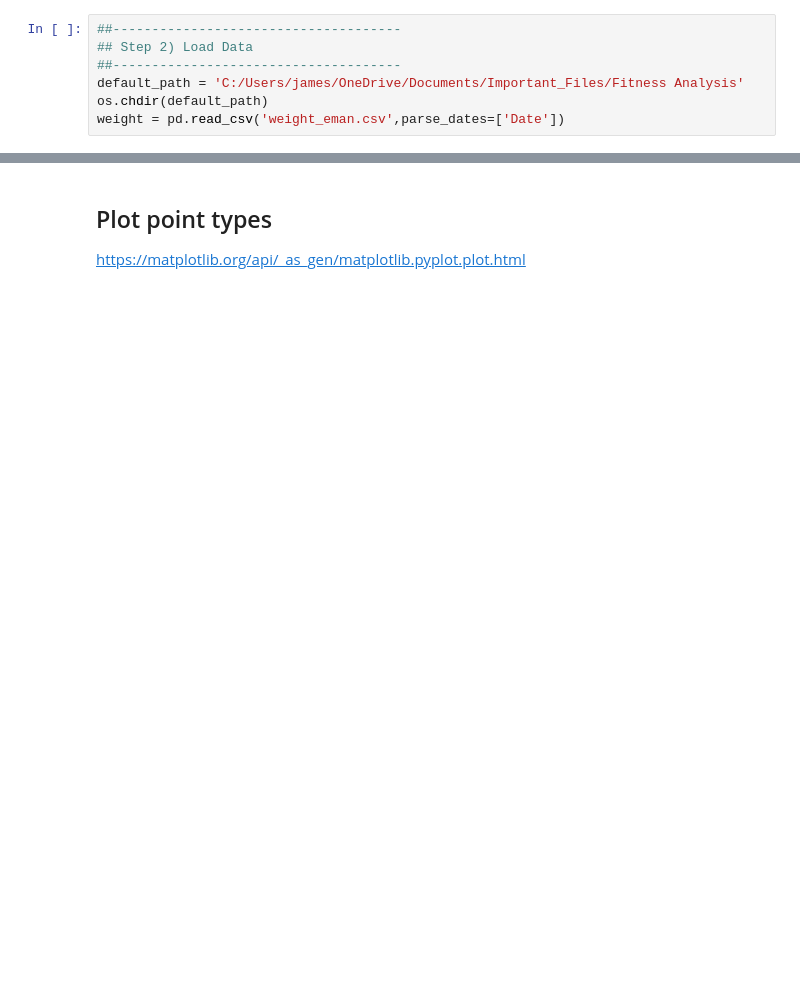
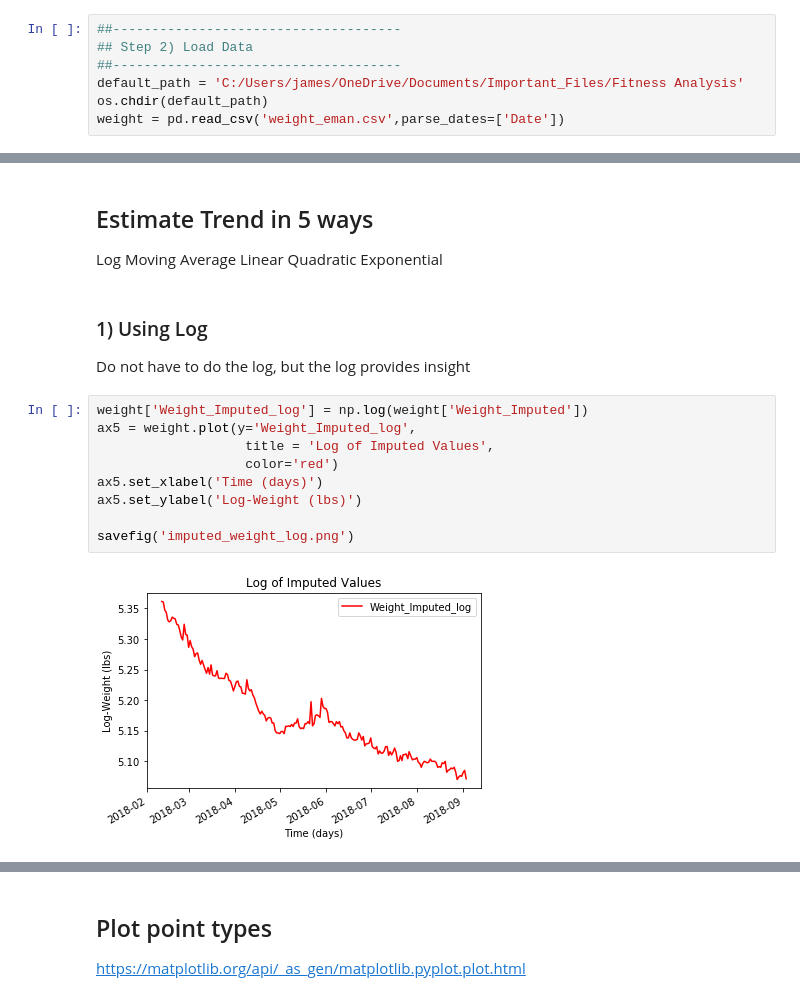
Before and after one commit to jamesijw23/JupyterNotebookworkflow, a Jupyter notebook: Week 3 Blog_Notes.ipynb, the cells around one changed output, grey strips where cells are left out. Cells and saved outputs as stored; diff of their text form; blank space fills up the shorter version.

```diff
--- a/Week 3 Blog_Notes.ipynb
+++ b/Week 3 Blog_Notes.ipynb
@@ -145,0 +184,21 @@ savefig('imputed_weight_rm_rs_im.png')
+# %% [markdown]
+## Estimate Trend in 5 ways
+Log
+Moving Average
+Linear
+Quadratic
+Exponential
+# %% [markdown]
+### 1) Using Log
+Do not have to do the log, but the log provides insight
+# %%
+weight['Weight_Imputed_log'] = np.log(weight['Weight_Imputed'])
+ax5 = weight.plot(y='Weight_Imputed_log',
+                   title = 'Log of Imputed Values',
+                   color='red')
+ax5.set_xlabel('Time (days)')
+ax5.set_ylabel('Log-Weight (lbs)')
+
+savefig('imputed_weight_log.png')
+# %% [output]
+[figure, added]
```
Also changed, not shown: parts of 11 cells of this notebook.
